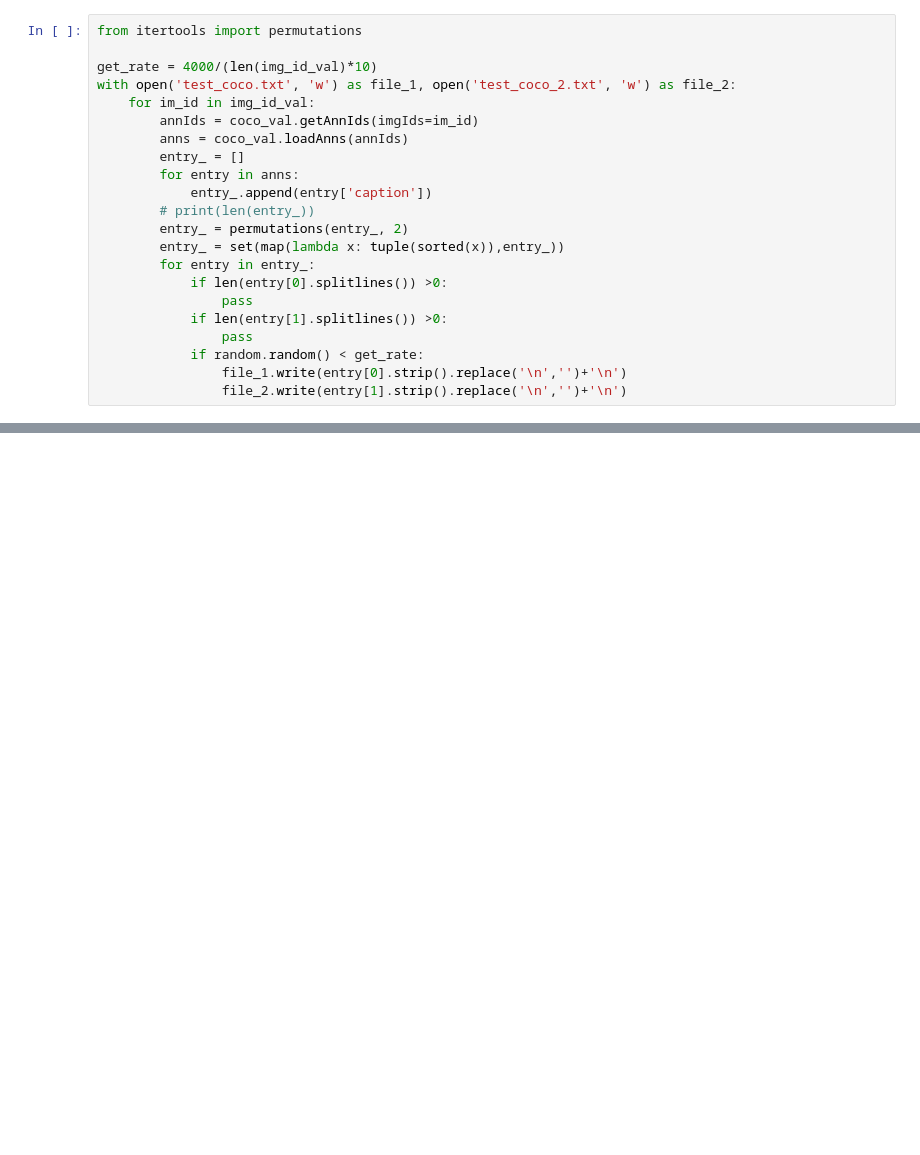
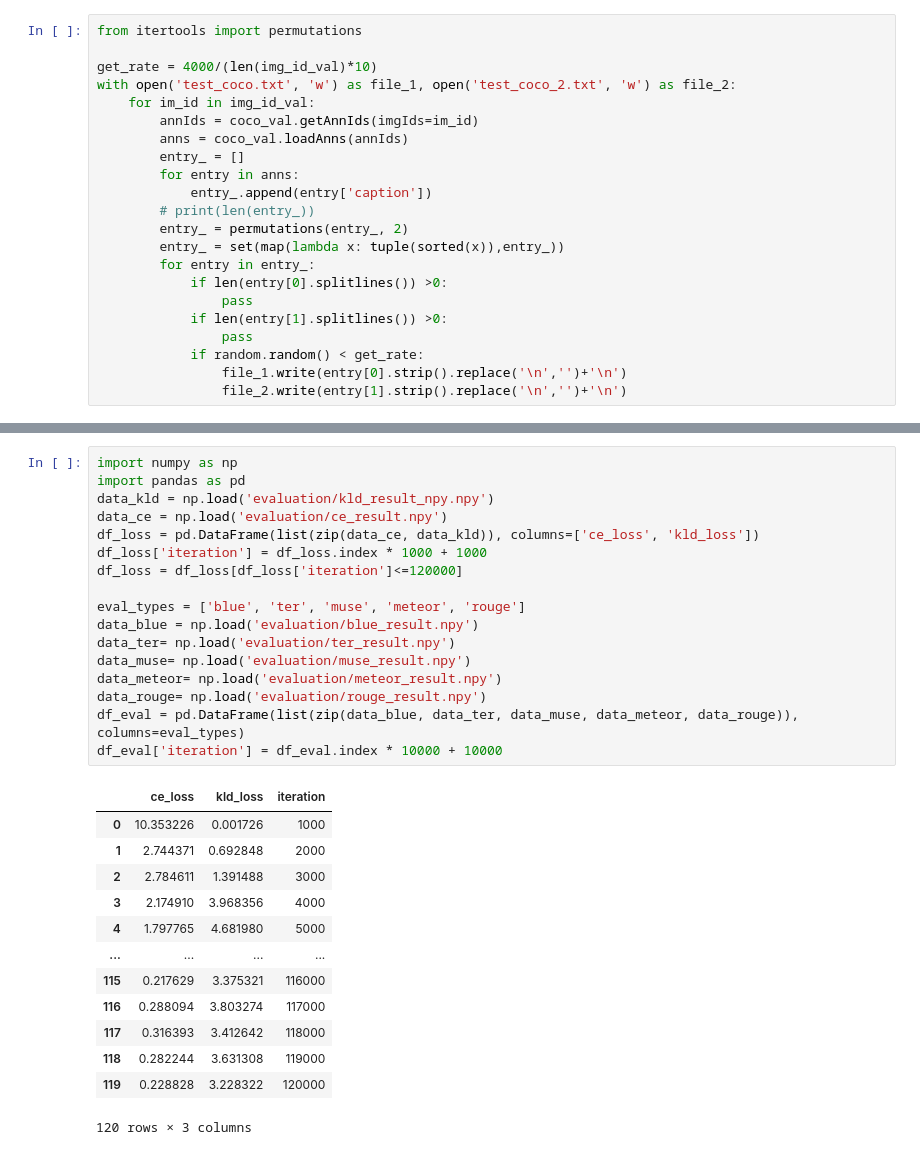
Before and after one commit to davidberenstein1957/paraphraseGen, a Jupyter notebook: test.ipynb, the cells around one changed output, grey strips where cells are left out. Cells and saved outputs as stored; diff of their text form; blank space fills up the shorter version.

```diff
--- a/test.ipynb
+++ b/test.ipynb
@@ -110,0 +135,31 @@ with open('test_coco.txt', 'w') as file_1, open('test_coco_2.txt', 'w') as file_
+# %%
+import numpy as np
+import pandas as pd
+data_kld = np.load('evaluation/kld_result_npy.npy')
+data_ce = np.load('evaluation/ce_result.npy')
+df_loss = pd.DataFrame(list(zip(data_ce, data_kld)), columns=['ce_loss', 'kld_loss'])
+df_loss['iteration'] = df_loss.index * 1000 + 1000
+df_loss = df_loss[df_loss['iteration']<=120000]
+
+eval_types = ['blue', 'ter', 'muse', 'meteor', 'rouge']
+data_blue = np.load('evaluation/blue_result.npy')
+data_ter= np.load('evaluation/ter_result.npy')
+data_muse= np.load('evaluation/muse_result.npy')
+data_meteor= np.load('evaluation/meteor_result.npy')
+data_rouge= np.load('evaluation/rouge_result.npy')
+df_eval = pd.DataFrame(list(zip(data_blue, data_ter, data_muse, data_meteor, data_rouge)), columns=eval_types)
+df_eval['iteration'] = df_eval.index * 10000 + 10000
+# %% [output]
+|  | ce_loss | kld_loss | iteration |
+| 0 | 10.353226 | 0.001726 | 1000 |
+| 1 | 2.744371 | 0.692848 | 2000 |
+| 2 | 2.784611 | 1.391488 | 3000 |
+| 3 | 2.174910 | 3.968356 | 4000 |
+| 4 | 1.797765 | 4.681980 | 5000 |
+| ... | ... | ... | ... |
+| 115 | 0.217629 | 3.375321 | 116000 |
+| 116 | 0.288094 | 3.803274 | 117000 |
+| 117 | 0.316393 | 3.412642 | 118000 |
+| 118 | 0.282244 | 3.631308 | 119000 |
+| 119 | 0.228828 | 3.228322 | 120000 |
+120 rows × 3 columns
```
Also changed, not shown: parts of 4 cells of this notebook, 4 other files.
